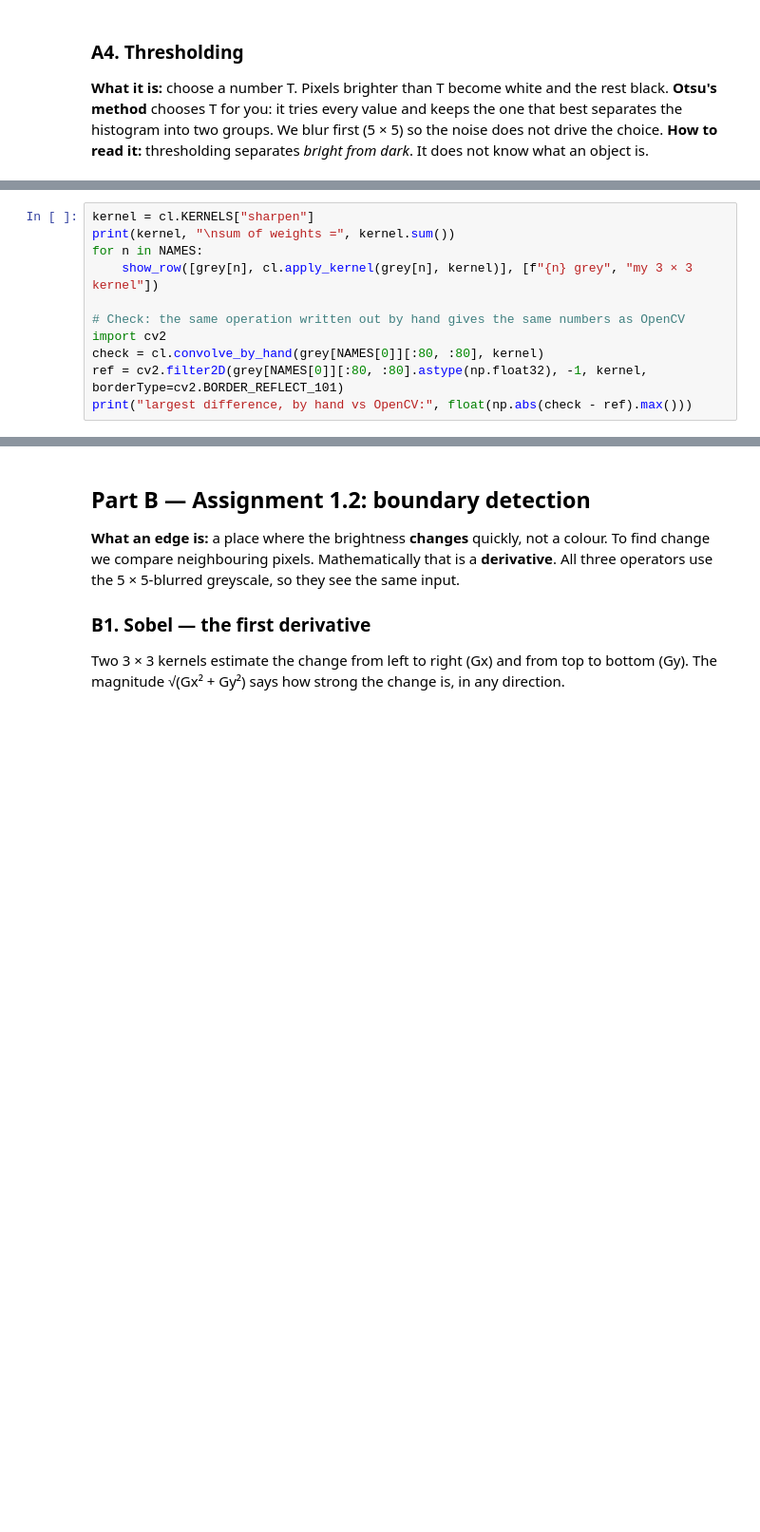
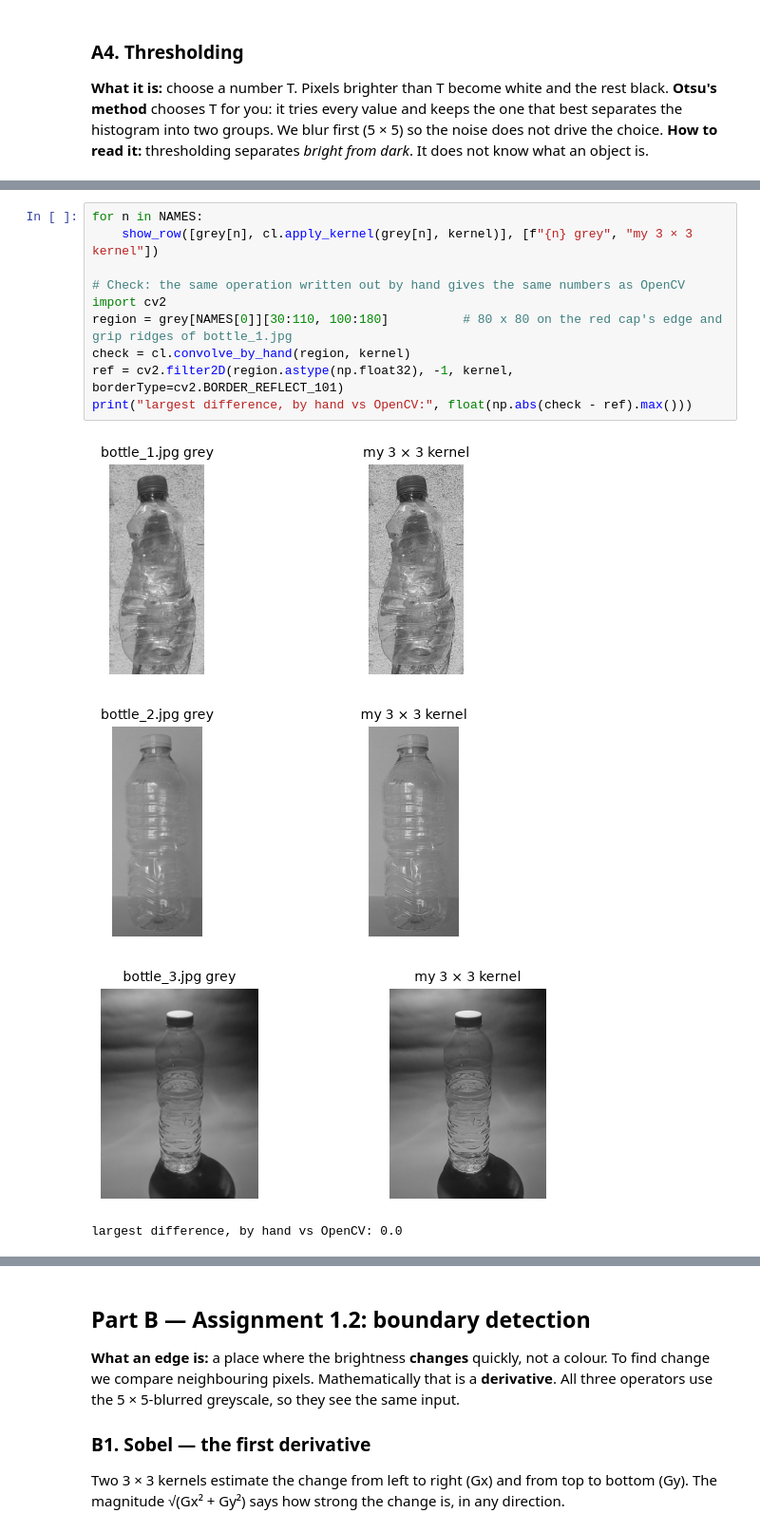
Before and after one commit to BoussaffaNourelain/my-detector, a Jupyter notebook: MAI630_Project_Starter/notebooks/01_classical_cv.ipynb, the cells around one changed output, grey strips where cells are left out. Shown at 95% size. Drawn from its saved outputs; the diff is of its cells as text; blank space fills up the shorter version.

Commit message:
Assignment 1.1: simple filters

```diff
--- a/MAI630_Project_Starter/notebooks/01_classical_cv.ipynb
+++ b/MAI630_Project_Starter/notebooks/01_classical_cv.ipynb
@@ -130,11 +199,15 @@ difference is amplified. So edges and texture should look sharper and grainier,
 # %%
-kernel = cl.KERNELS["sharpen"]
-print(kernel, "\nsum of weights =", kernel.sum())
 for n in NAMES:
     show_row([grey[n], cl.apply_kernel(grey[n], kernel)], [f"{n} grey", "my 3 × 3 kernel"])
 
 # Check: the same operation written out by hand gives the same numbers as OpenCV
 import cv2
-check = cl.convolve_by_hand(grey[NAMES[0]][:80, :80], kernel)
-ref = cv2.filter2D(grey[NAMES[0]][:80, :80].astype(np.float32), -1, kernel, borderType=cv2.BORDER_REFLECT_101)
+region = grey[NAMES[0]][30:110, 100:180]          # 80 x 80 on the red cap's edge and grip ridges of bottle_1.jpg
+check = cl.convolve_by_hand(region, kernel)
+ref = cv2.filter2D(region.astype(np.float32), -1, kernel, borderType=cv2.BORDER_REFLECT_101)
 print("largest difference, by hand vs OpenCV:", float(np.abs(check - ref).max()))
+# %% [output]
+[figure, added]
+[figure, added]
+[figure, added]
+largest difference, by hand vs OpenCV: 0.0
```
Also changed, not shown: parts of 20 cells of this notebook, 7 other files.
